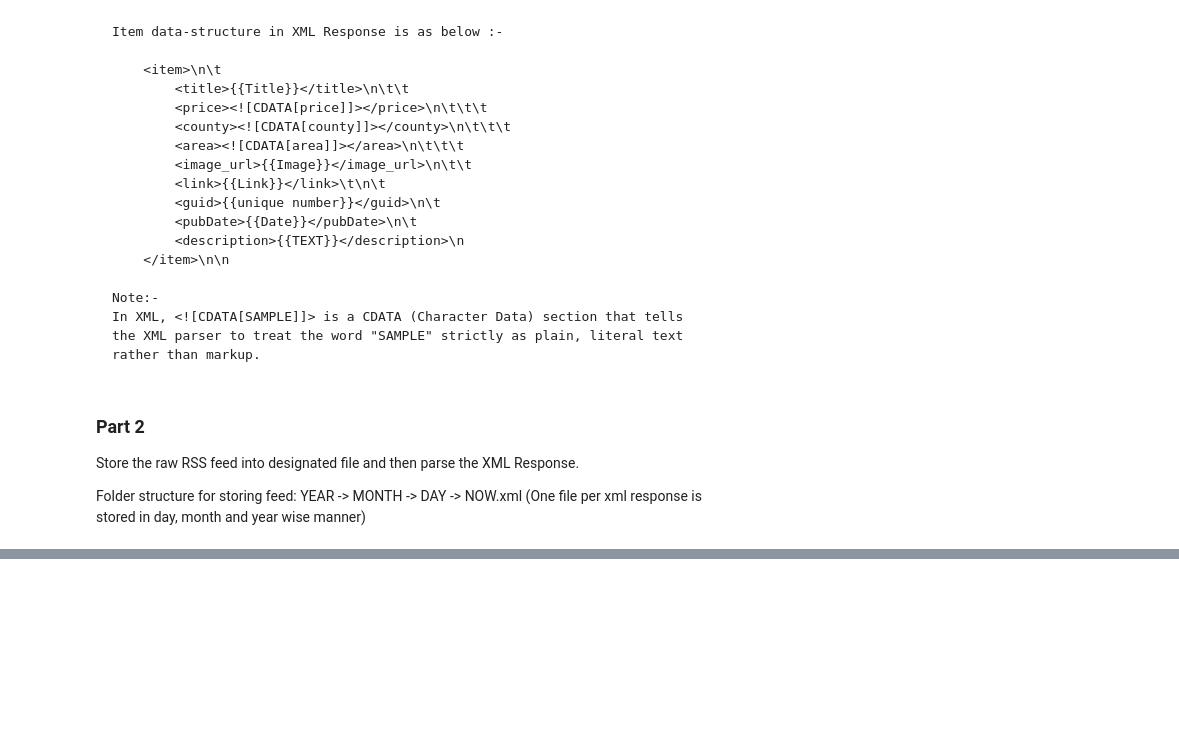
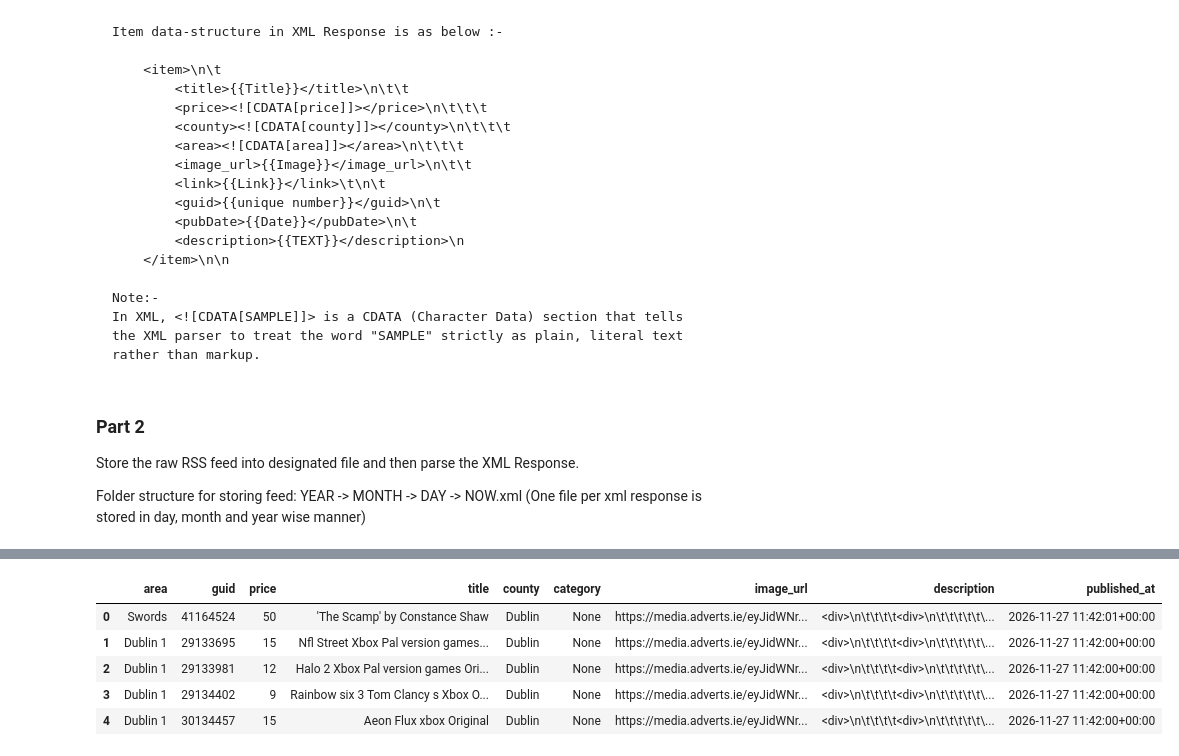
Before and after one commit to MrHarry2003/adverts-data-acquisition, a Jupyter notebook: notebook.ipynb, the cells around one changed output, grey strips where cells are left out. Saved outputs shown, nothing was run; the diff lists cells and outputs as text; code cells hidden in the pictures; blank space fills up the shorter version.

```diff
--- a/notebook.ipynb
+++ b/notebook.ipynb
@@ -125,0 +127,10 @@ listings
+# %%
+df = pd.DataFrame(listings)
+df.head()
+# %% [output]
+|  | area | guid | price | title | county | category | image_url | description | published_at |
+| 0 | Swords | 41164524 | 50 | 'The Scamp' by Constance Shaw | Dublin | None | https://media.adverts.ie/eyJidWNr... | <div>\n\t\t\t\t<div>\n\t\t\t\t\t\... | 2026-11-27 11:42:01+00:00 |
+| 1 | Dublin 1 | 29133695 | 15 | Nfl Street Xbox Pal version games... | Dublin | None | https://media.adverts.ie/eyJidWNr... | <div>\n\t\t\t\t<div>\n\t\t\t\t\t\... | 2026-11-27 11:42:00+00:00 |
+| 2 | Dublin 1 | 29133981 | 12 | Halo 2 Xbox Pal version games Ori... | Dublin | None | https://media.adverts.ie/eyJidWNr... | <div>\n\t\t\t\t<div>\n\t\t\t\t\t\... | 2026-11-27 11:42:00+00:00 |
+| 3 | Dublin 1 | 29134402 | 9 | Rainbow six 3 Tom Clancy s Xbox O... | Dublin | None | https://media.adverts.ie/eyJidWNr... | <div>\n\t\t\t\t<div>\n\t\t\t\t\t\... | 2026-11-27 11:42:00+00:00 |
+| 4 | Dublin 1 | 30134457 | 15 | Aeon Flux xbox Original | Dublin | None | https://media.adverts.ie/eyJidWNr... | <div>\n\t\t\t\t<div>\n\t\t\t\t\t\... | 2026-11-27 11:42:00+00:00 |
```
Also changed, not shown: parts of 10 cells of this notebook, 1 other file.
